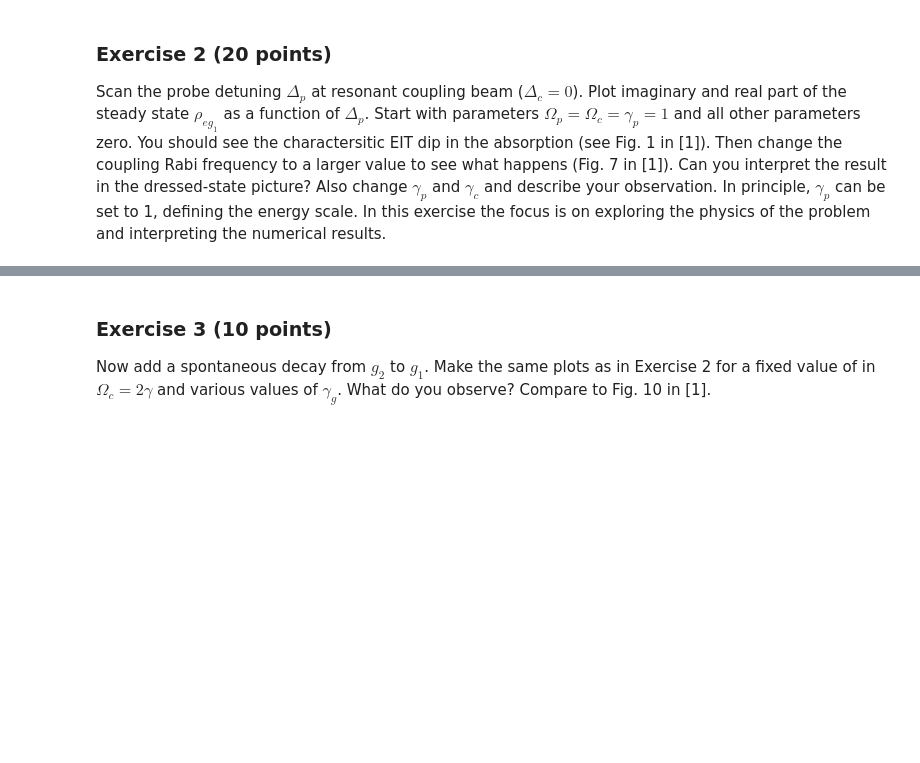
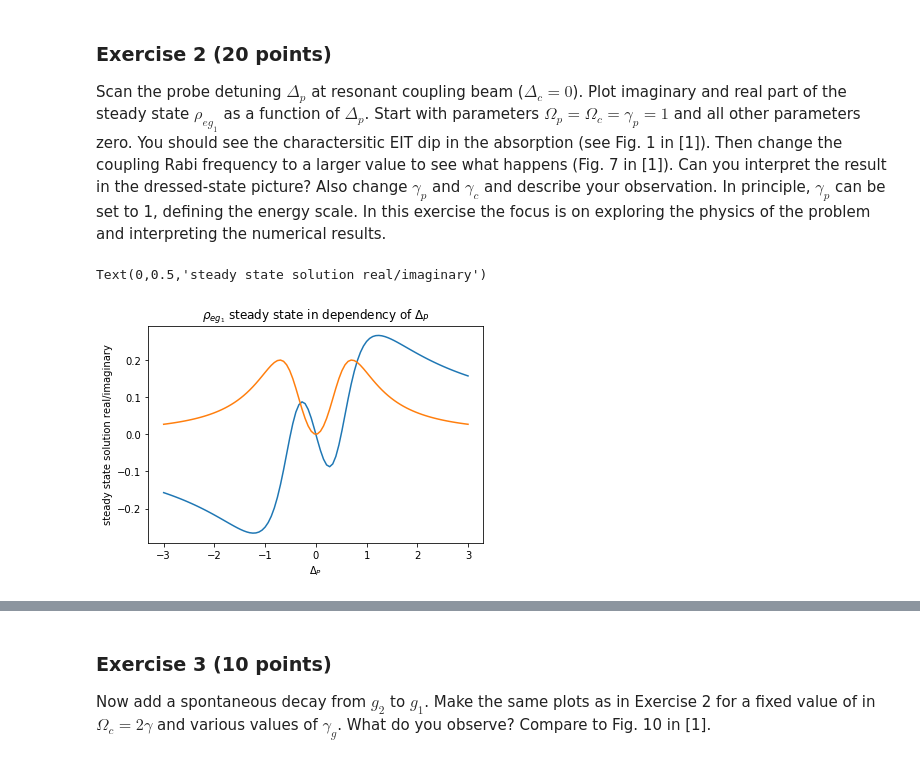
Before and after one commit to ml4cdeca/ComputationalQuantumDynamics, a Jupyter notebook: blatt9/exercise9.ipynb, the cells around one changed output, grey strips where cells are left out. Saved outputs shown, nothing was run; the diff lists cells and outputs as text; code cells hidden in the pictures; blank space fills up the shorter version.

```diff
--- a/blatt9/exercise9.ipynb
+++ b/blatt9/exercise9.ipynb
@@ -85,0 +90,20 @@ def righthandside(hamiltonian,jump,density):
+# %%
+#calculating the steady state applying the needed correction for rhoee
+def steady_state(L):
+    A = L[1:,1:]
+    column = L[1:,0]
+
+    for i in range(len(column)):
+        A[i, 3] -= column[i]
+        A[i, 7] -= column[i]
+
+    x = LA.solve(A,-column)
+
+    steady = np.zeros(9, dtype = complex)
+    steady[1:] = x
+    steady[0] = 1-steady[4]-steady[8]
+    return steady
+gamp,gamc,gamg =1, 1, 1
+L = liouvillian(hamiltonian(1,1,1,1),jump_op(gamp,gamc, gamg))
+steady = steady_state(L)
+print(steady)
@@ -87,3 +117,28 @@ def righthandside(hamiltonian,jump,density):
 ### Exercise 2 (20 points)
 
 Scan the probe detuning $\Delta_p$ at resonant coupling beam ($\Delta_c=0$). Plot imaginary and real part of the steady state $\rho_{eg_1}$ as a function of $\Delta_p$. Start with parameters $\Omega_p=\Omega_c=\gamma_p=1$ and all other parameters zero. You should see the charactersitic EIT dip in the absorption (see Fig. 1 in [1]). Then change the coupling Rabi frequency to a larger value to see what happens (Fig. 7 in [1]). Can you interpret the result in the dressed-state picture? Also change $\gamma_p$ and $\gamma_c$ and describe your observation. In principle, $\gamma_p$ can be set to 1, defining the energy scale. In this exercise the focus is on exploring the physics of the problem and interpreting the numerical results.
+# %%
+#defining parameters
+gamp,gamc,gamg= 1, 0, 0
+Delta_p,delc =np.linspace(-3,3,100),0
+Omep,Omec=1,1
+
+#testing implementation with eg1 and plotting the steady state solutions real and imaginary part for different dp
+steady_real = []
+steady_imag = []
+for dp in Delta_p:
+    L = liouvillian(hamiltonian(Omep,Omec,delc,dp),jump_op(gamp,gamc,gamg))
+    #eg1 component of the steady state
+    steady = steady_state(L)[6]
+    steady_real.append(steady.real)
+    steady_imag.append(steady.imag)
+# %%
+#Plotting the results
+plt.plot(Delta_p, steady_real)
+plt.plot(Delta_p, steady_imag)
+plt.title(r"$\rho_{e g_1}$ steady state in dependency of $\Delta_P$")
+plt.xlabel("$\Delta_P$")
+plt.ylabel("steady state solution real/imaginary")
+# %% [output]
+Text(0,0.5,'steady state solution real/imaginary')
+[figure, added]
```
Also changed, not shown: parts of 8 cells of this notebook.
